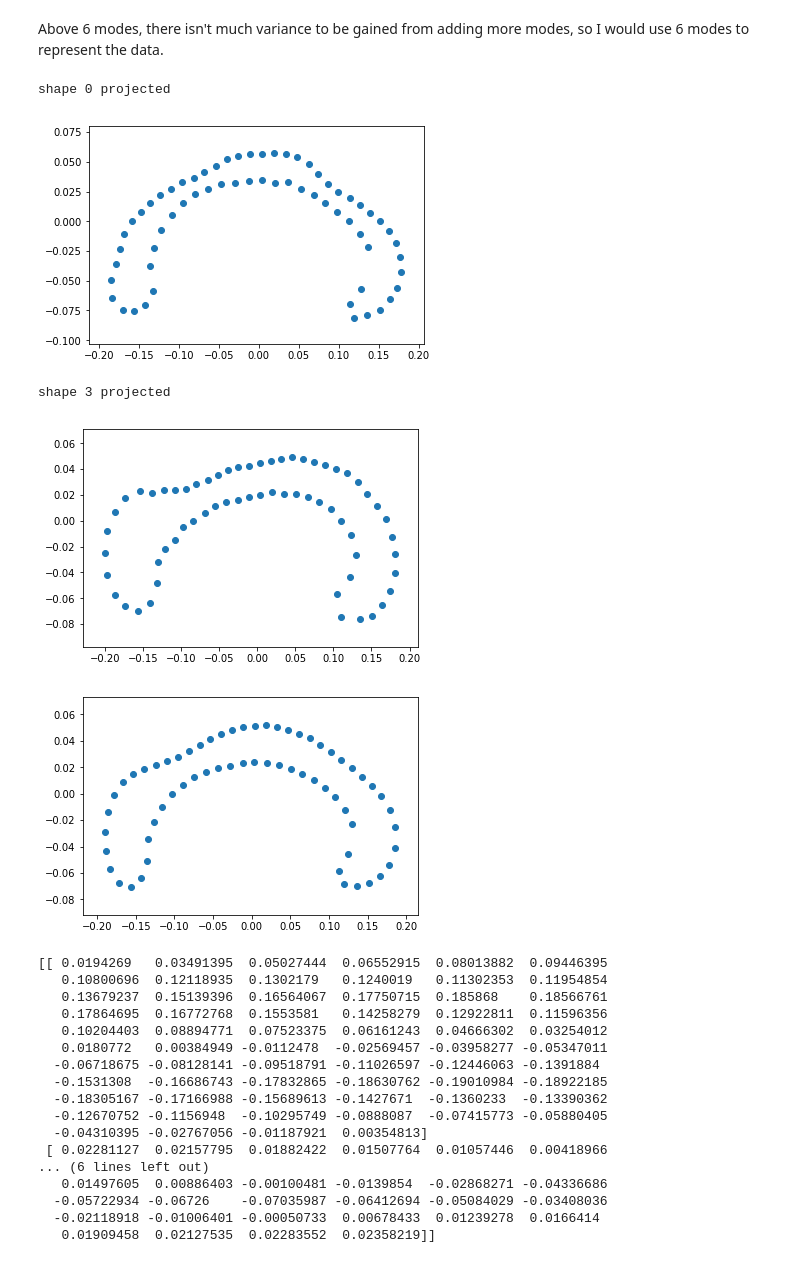
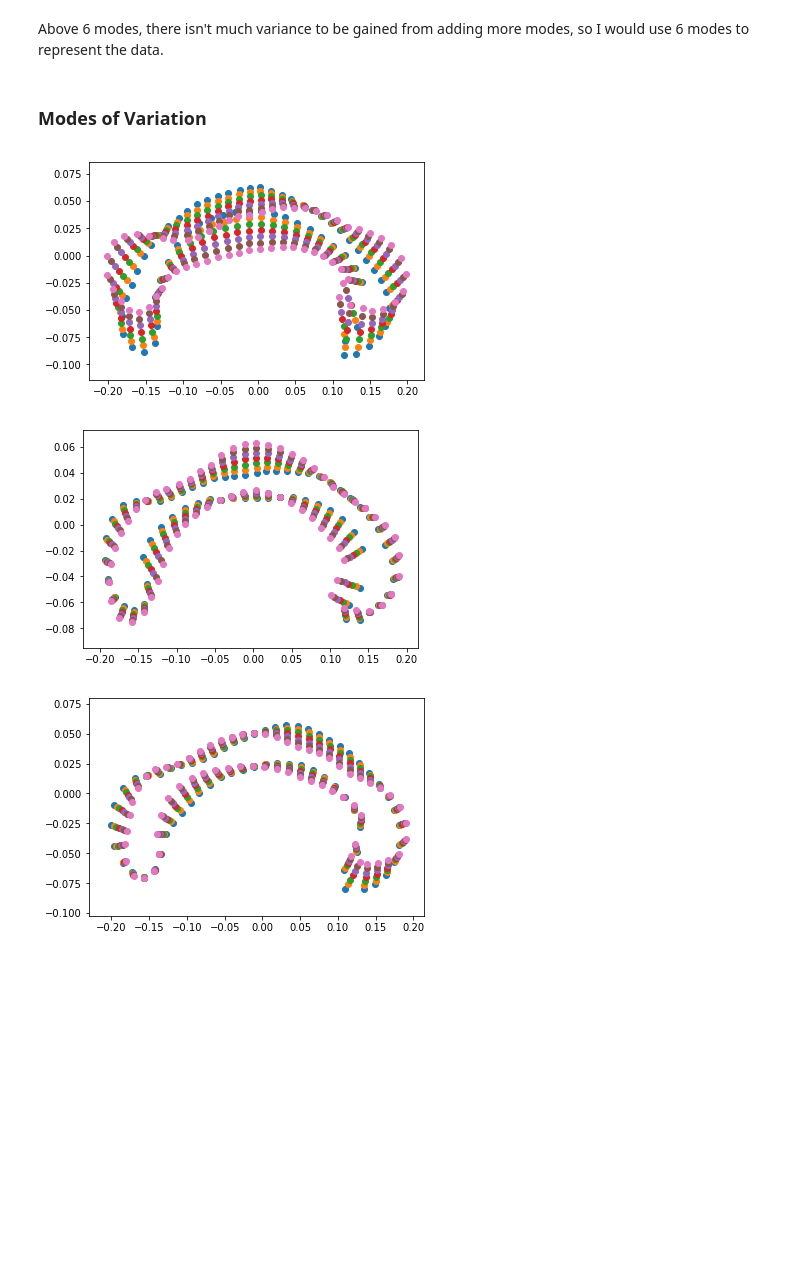
Before and after one commit to imjamesku/CS-6501-006-Geometry-of-Data, a Jupyter notebook: HW/HW2/HW2.ipynb, the cells around one changed output. Drawn from its saved outputs; the diff is of its cells as text; code cells hidden in the pictures; blank space fills up the shorter version.

```diff
--- a/HW/HW2/HW2.ipynb
+++ b/HW/HW2/HW2.ipynb
@@ -433,55 +453,24 @@ plt.show()
 [figure]
 # %% [markdown]
 Above 6 modes, there isn't much variance to be gained from adding more modes, so I would use 6 modes to represent the data.
-# %%
-
-# print(shapes[0].matrix)
-# print('shape 0')
-# shapes[0].plot()
-# plt.show()
-print('shape 0 projected')
-shapes[0].project()
-shapes[0].plot()
-plt.show()
-
-# print(shapes[3].matrix)
-# print('shape 1')
-# shapes[3].plot()
-# plt.show()
-print('shape 3 projected')
-shapes[4].project()
-shapes[4].plot()
-plt.show()
-# print(shapes[0].matrix)
-# print(np.linalg.norm(shapes[0].matrix))
-for i in range(len(shapes)):
-    shapes[i].project()
-#     shapes[i].opa(shapes[0])
-mean = frechetMean(shapes, 10)
-mean.plot()
-plt.show()
-# print(123)
-print(mean.matrix)
-# %% [output]
-shape 0 projected
-[figure, removed]
-shape 3 projected
-[figure, removed]
-[figure, removed]
-[[ 0.0194269   0.03491395  0.05027444  0.06552915  0.08013882  0.09446395
-   0.10800696  0.12118935  0.1302179   0.1240019   0.11302353  0.11954854
-   0.13679237  0.15139396  0.16564067  0.17750715  0.185868    0.18566761
-   0.17864695  0.16772768  0.1553581   0.14258279  0.12922811  0.11596356
-   0.10204403  0.08894771  0.07523375  0.06161243  0.04666302  0.03254012
-   0.0180772   0.00384949 -0.0112478  -0.02569457 -0.03958277 -0.05347011
-  -0.06718675 -0.08128141 -0.09518791 -0.11026597 -0.12446063 -0.1391884
-  -0.1531308  -0.16686743 -0.17832865 -0.18630762 -0.19010984 -0.18922185
-  -0.18305167 -0.17166988 -0.15689613 -0.1427671  -0.1360233  -0.13390362
-  -0.12670752 -0.1156948  -0.10295749 -0.0888087  -0.07415773 -0.05880405
-  -0.04310395 -0.02767056 -0.01187921  0.00354813]
- [ 0.02281127  0.02157795  0.01882422  0.01507764  0.01057446  0.00418966
-... (6 lines left out)
-   0.01497605  0.00886403 -0.00100481 -0.0139854  -0.02868271 -0.04336686
-  -0.05722934 -0.06726    -0.07035987 -0.06412694 -0.05084029 -0.03408036
-  -0.02118918 -0.01006401 -0.00050733  0.00678433  0.01239278  0.0166414
-   0.01909458  0.02127535  0.02283552  0.02358219]]
+# %% [markdown]
+### Modes of Variation
+# %%
+for i in range(3):
+    # largest eigen value
+    lambda1 = sortedEigenvalues[i]
+    v1 = sortedEigenVectors[i]
+    # print(lambda1.real)
+    # print(v1)
+    v = np.real(v1.reshape(2, 64))
+    # print(c)
+    for t in range(-3, 4):
+        mode = mean.expMap(t*lambda1.real**0.5*v)
+    #     print(mode.matrix)
+        mode.plot()
+    #     plt.show()
+    plt.show()
+# %% [output]
+[figure, added]
+[figure, added]
+[figure, added]
```
Also changed, not shown: parts of 12 cells of this notebook, 1 other file.
